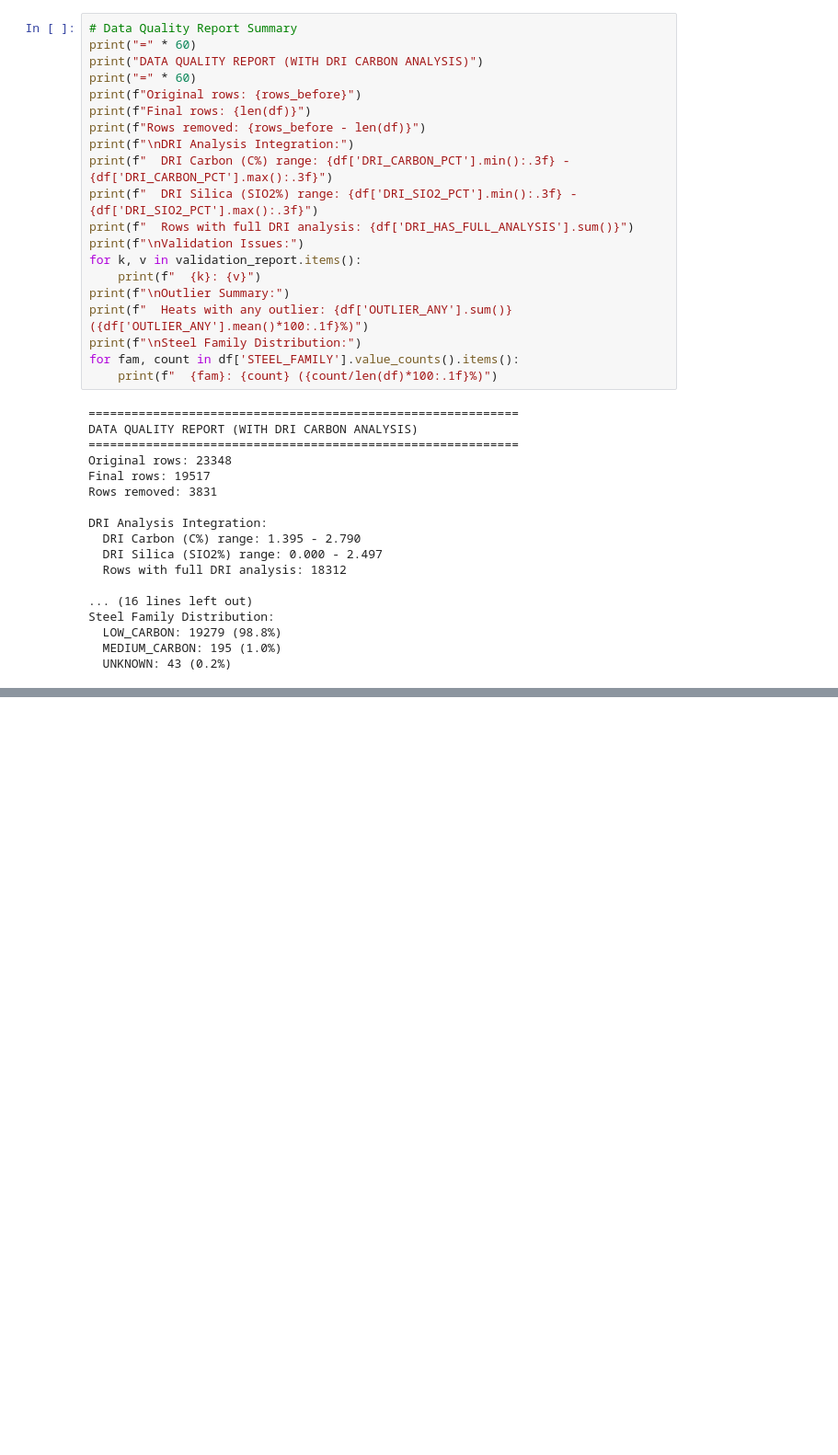
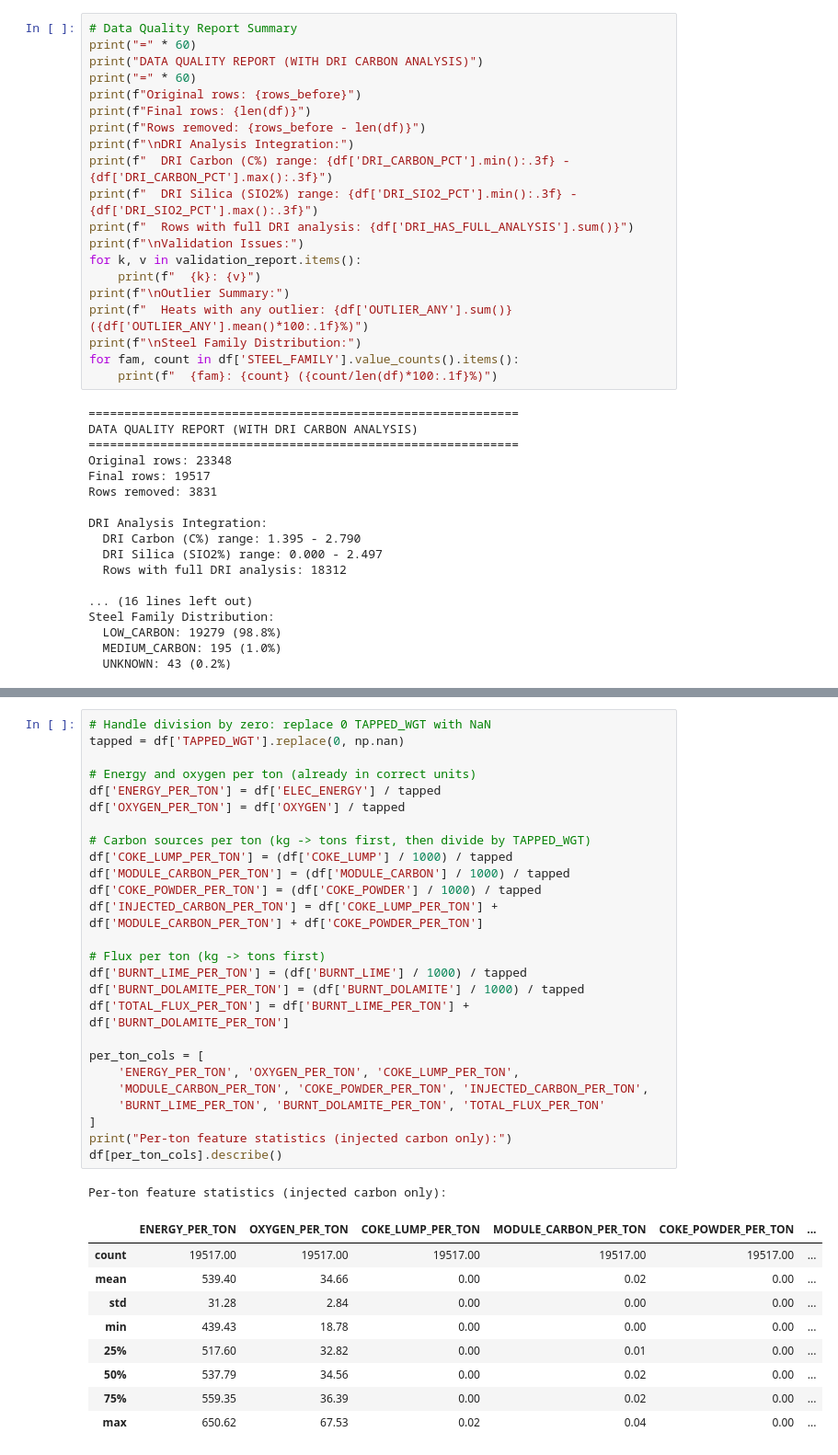
Before and after one commit to sanad-code/udacity-aimaster-capstone-ai-programming-foundations-project, a Jupyter notebook: data-workflow/data_workflow.ipynb, the cells around one changed output, grey strips where cells are left out. Shown at 92% size. Saved outputs shown, nothing was run; the diff lists cells and outputs as text; blank space fills up the shorter version.

```diff
--- a/data-workflow/data_workflow.ipynb
+++ b/data-workflow/data_workflow.ipynb
@@ -766,0 +810,37 @@ Steel Family Distribution:
+# %%
+# Handle division by zero: replace 0 TAPPED_WGT with NaN
+tapped = df['TAPPED_WGT'].replace(0, np.nan)
+
+# Energy and oxygen per ton (already in correct units)
+df['ENERGY_PER_TON'] = df['ELEC_ENERGY'] / tapped
+df['OXYGEN_PER_TON'] = df['OXYGEN'] / tapped
+
+# Carbon sources per ton (kg -> tons first, then divide by TAPPED_WGT)
+df['COKE_LUMP_PER_TON'] = (df['COKE_LUMP'] / 1000) / tapped
+df['MODULE_CARBON_PER_TON'] = (df['MODULE_CARBON'] / 1000) / tapped
+df['COKE_POWDER_PER_TON'] = (df['COKE_POWDER'] / 1000) / tapped
+df['INJECTED_CARBON_PER_TON'] = df['COKE_LUMP_PER_TON'] + df['MODULE_CARBON_PER_TON'] + df['COKE_POWDER_PER_TON']
+
+# Flux per ton (kg -> tons first)
+df['BURNT_LIME_PER_TON'] = (df['BURNT_LIME'] / 1000) / tapped
+df['BURNT_DOLAMITE_PER_TON'] = (df['BURNT_DOLAMITE'] / 1000) / tapped
+df['TOTAL_FLUX_PER_TON'] = df['BURNT_LIME_PER_TON'] + df['BURNT_DOLAMITE_PER_TON']
+
+per_ton_cols = [
+    'ENERGY_PER_TON', 'OXYGEN_PER_TON', 'COKE_LUMP_PER_TON',
+    'MODULE_CARBON_PER_TON', 'COKE_POWDER_PER_TON', 'INJECTED_CARBON_PER_TON',
+    'BURNT_LIME_PER_TON', 'BURNT_DOLAMITE_PER_TON', 'TOTAL_FLUX_PER_TON'
+]
+print("Per-ton feature statistics (injected carbon only):")
+df[per_ton_cols].describe()
+# %% [output]
+Per-ton feature statistics (injected carbon only):
+|  | ENERGY_PER_TON | OXYGEN_PER_TON | COKE_LUMP_PER_TON | MODULE_CARBON_PER_TON | COKE_POWDER_PER_TON | ... |
+| count | 19517.00 | 19517.00 | 19517.00 | 19517.00 | 19517.00 | ... |
+| mean | 539.40 | 34.66 | 0.00 | 0.02 | 0.00 | ... |
+| std | 31.28 | 2.84 | 0.00 | 0.00 | 0.00 | ... |
+| min | 439.43 | 18.78 | 0.00 | 0.00 | 0.00 | ... |
+| 25% | 517.60 | 32.82 | 0.00 | 0.01 | 0.00 | ... |
+| 50% | 537.79 | 34.56 | 0.00 | 0.02 | 0.00 | ... |
+| 75% | 559.35 | 36.39 | 0.00 | 0.02 | 0.00 | ... |
+| max | 650.62 | 67.53 | 0.02 | 0.04 | 0.00 | ... |
```
Also changed, not shown: parts of 20 cells of this notebook, 2 other files.
